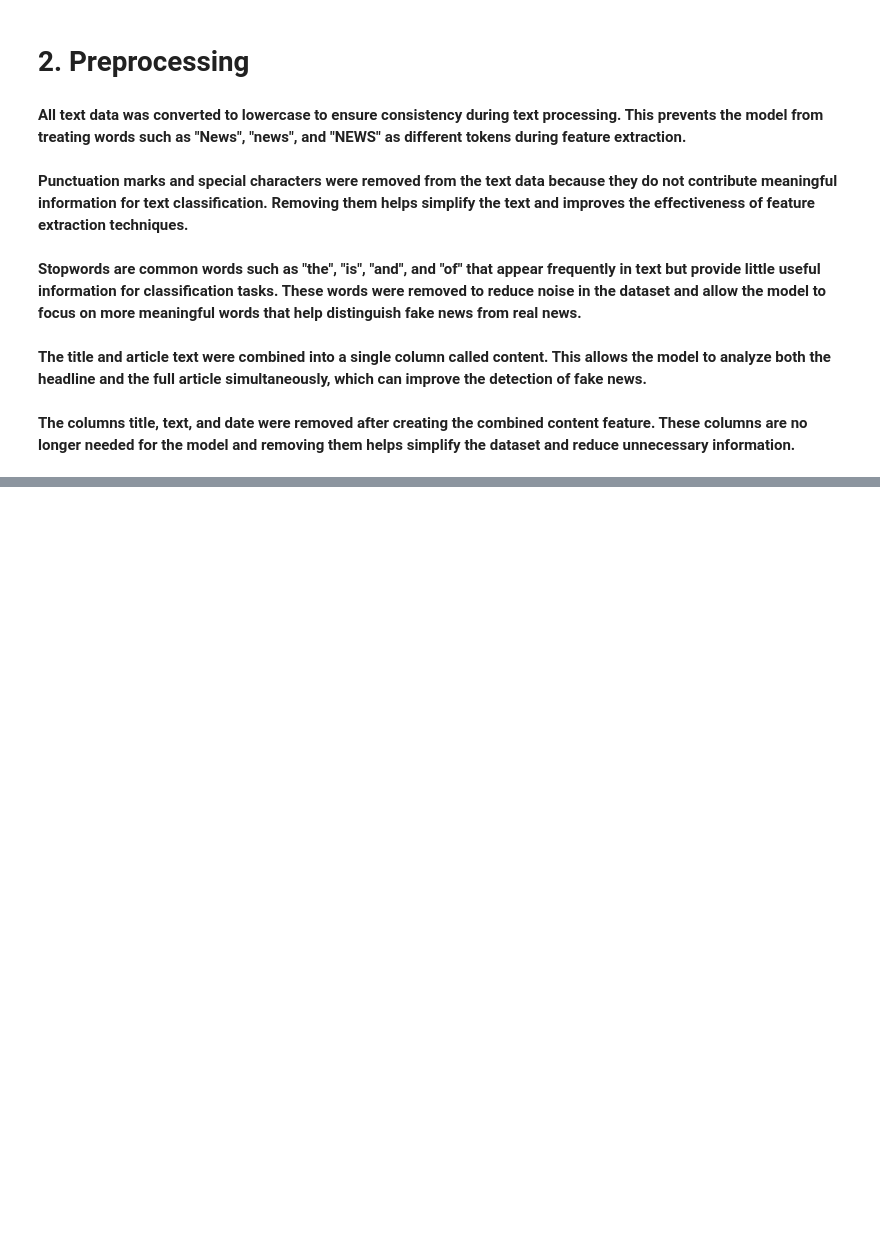
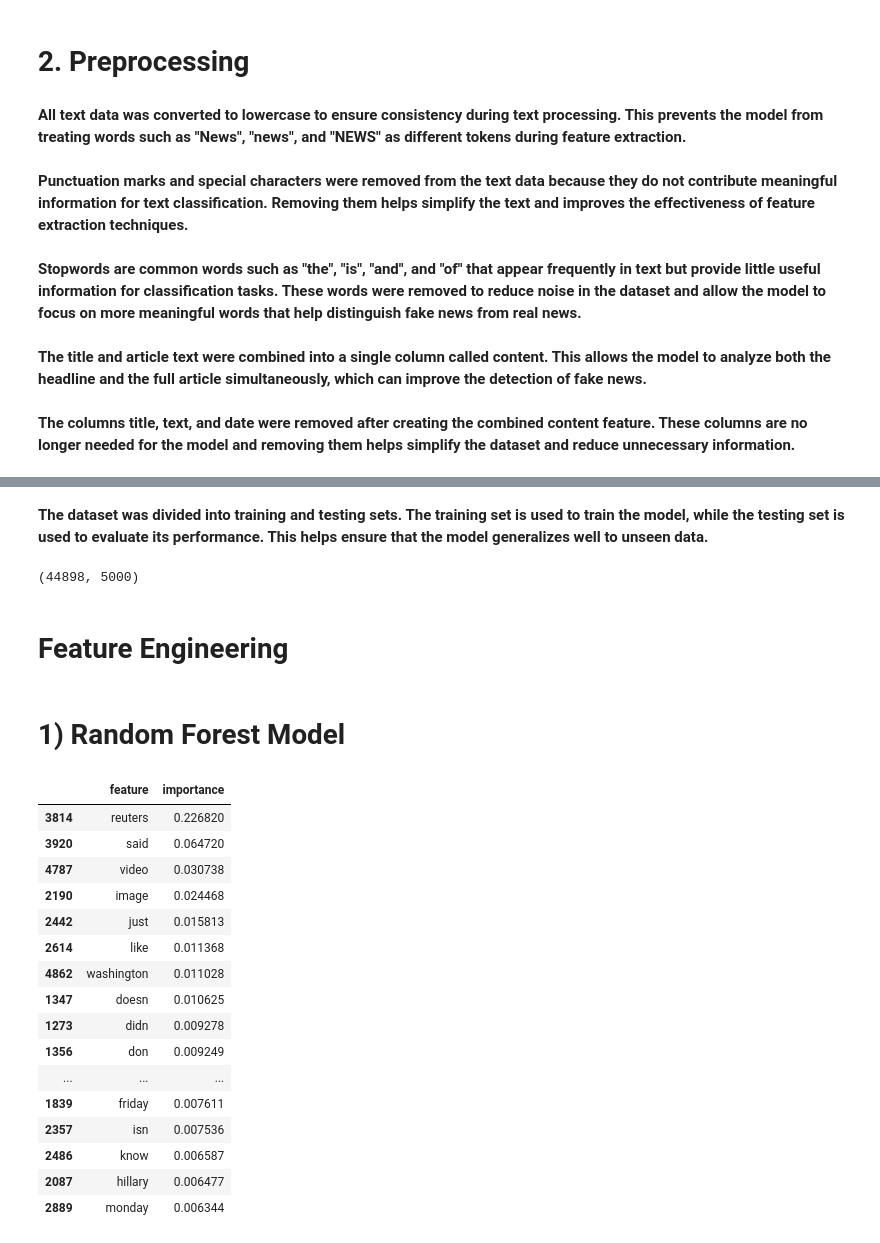
Before and after one commit to Azeem-1004/FakeNews-ML-Project, a Jupyter notebook: true-and-fake-news-dataset.ipynb, the cells around one changed output, grey strips where cells are left out. Cells and saved outputs as stored; diff of their text form; code cells hidden in the pictures; blank space fills up the shorter version.

```diff
--- a/true-and-fake-news-dataset.ipynb
+++ b/true-and-fake-news-dataset.ipynb
@@ -222,0 +245,57 @@ df.to_csv("processed_fake_news_dataset.csv", index=False)
+# %% [markdown]
+**The dataset was divided into training and testing sets. The training set is used to train the model, while the testing set is used to evaluate its performance. This helps ensure that the model generalizes well to unseen data.**
+# %%
+X.shape
+#y.shape
+# %% [output]
+(44898, 5000)
+# %% [markdown]
+# **Feature Engineering**
+# %% [markdown]
+# **1) Random Forest Model**
+# %%
+# This code trains a Random Forest model and extracts feature importance scores
+
+from sklearn.ensemble import RandomForestClassifier
+
+# Train model
+rf = RandomForestClassifier(n_estimators=100, random_state=42)
+rf.fit(X_train, y_train)
+
+# Get feature importance
+importances = rf.feature_importances_
+
+# Get feature names from TF-IDF
+feature_names = tfidf.get_feature_names_out()
+
+# Create a dataframe for better visualization
+import pandas as pd
+
+feature_importance_df = pd.DataFrame({
+    "feature": feature_names,
+    "importance": importances
+})
+
+# Sort by importance
+feature_importance_df = feature_importance_df.sort_values(by="importance", ascending=False)
+
+# Show top 20 important features
+feature_importance_df.head(20)
+# %% [output]
+|  | feature | importance |
+| 3814 | reuters | 0.226820 |
+| 3920 | said | 0.064720 |
+| 4787 | video | 0.030738 |
+| 2190 | image | 0.024468 |
+| 2442 | just | 0.015813 |
+| 2614 | like | 0.011368 |
+| 4862 | washington | 0.011028 |
+| 1347 | doesn | 0.010625 |
+| 1273 | didn | 0.009278 |
+| 1356 | don | 0.009249 |
+| ... | ... | ... |
+| 1839 | friday | 0.007611 |
+| 2357 | isn | 0.007536 |
+| 2486 | know | 0.006587 |
+| 2087 | hillary | 0.006477 |
+| 2889 | monday | 0.006344 |
```
Also changed, not shown: parts of 40 cells of this notebook.
